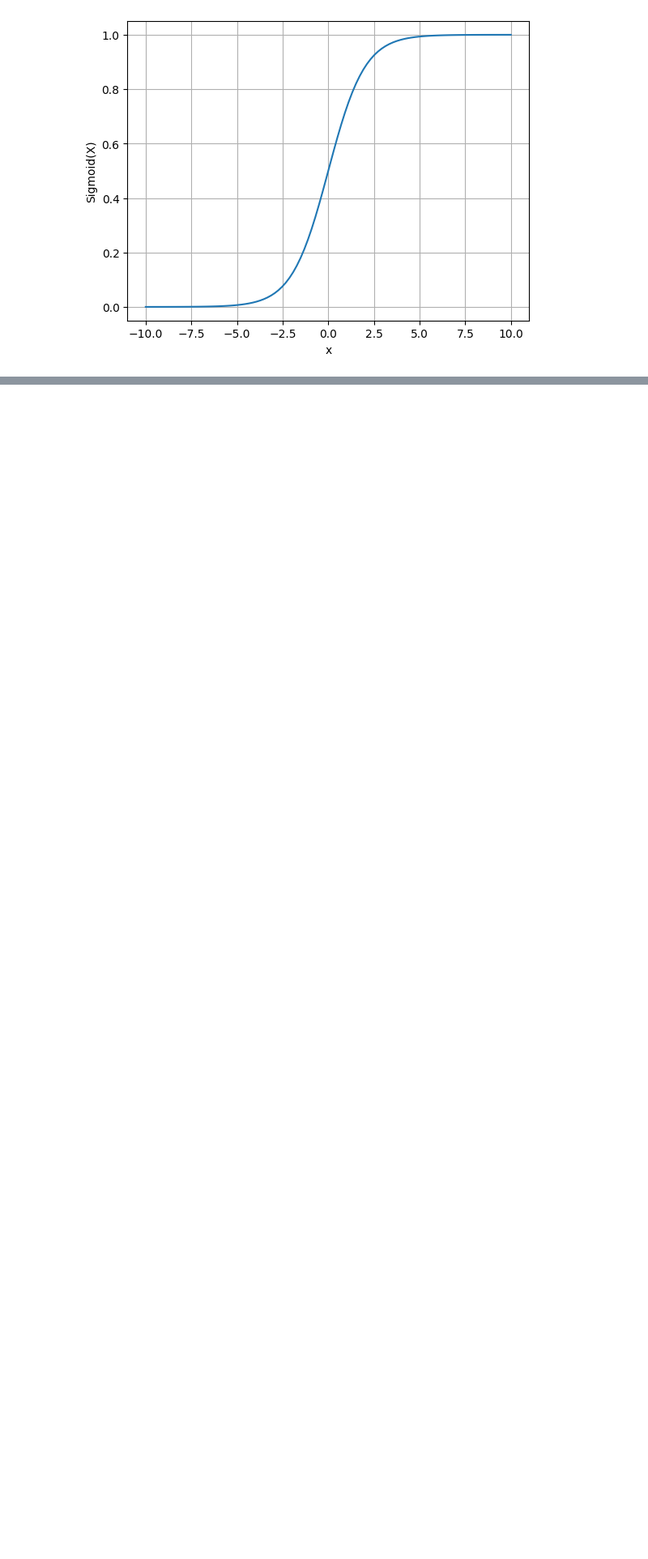
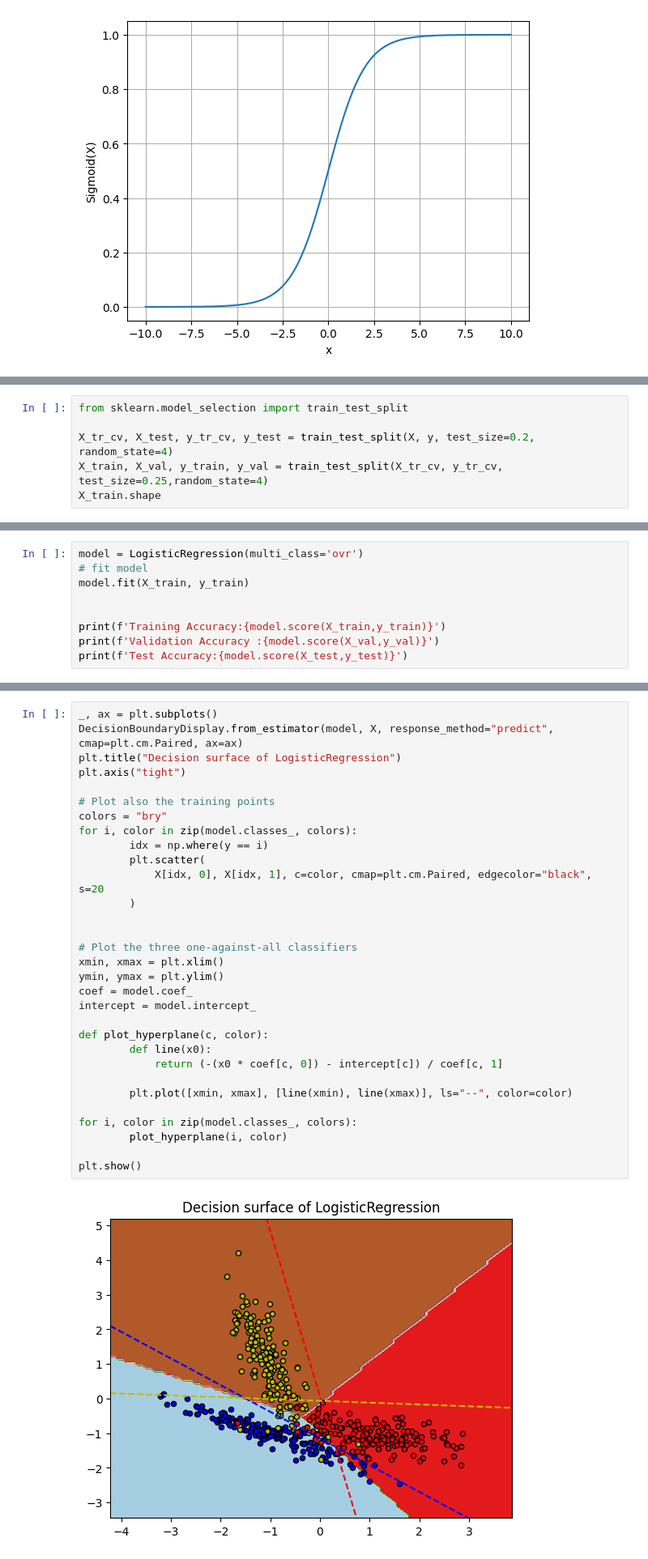
Before and after one commit to piyush1856/machine-learning-algorithms, a Jupyter notebook: 06_LogisticRegression_1.ipynb, the cells around one changed output, grey strips where cells are left out. Shown at 81% size. Drawn from its saved outputs; the diff is of its cells as text; blank space fills up the shorter version.

```diff
--- a/06_LogisticRegression_1.ipynb
+++ b/06_LogisticRegression_1.ipynb
@@ -59,0 +223,6 @@ plt.show()
+# %%
+from sklearn.model_selection import train_test_split
+
+X_tr_cv, X_test, y_tr_cv, y_test = train_test_split(X, y, test_size=0.2, random_state=4)
+X_train, X_val, y_train, y_val = train_test_split(X_tr_cv, y_tr_cv, test_size=0.25,random_state=4)
+X_train.shape
@@ -59,0 +231,9 @@ plt.show()
+# %%
+model = LogisticRegression(multi_class='ovr')
+# fit model
+model.fit(X_train, y_train)
+
+
+print(f'Training Accuracy:{model.score(X_train,y_train)}')
+print(f'Validation Accuracy :{model.score(X_val,y_val)}')
+print(f'Test Accuracy:{model.score(X_test,y_test)}')
@@ -59,0 +244,33 @@ plt.show()
+# %%
+_, ax = plt.subplots()
+DecisionBoundaryDisplay.from_estimator(model, X, response_method="predict", cmap=plt.cm.Paired, ax=ax)
+plt.title("Decision surface of LogisticRegression")
+plt.axis("tight")
+
+# Plot also the training points
+colors = "bry"
+for i, color in zip(model.classes_, colors):
+        idx = np.where(y == i)
+        plt.scatter(
+            X[idx, 0], X[idx, 1], c=color, cmap=plt.cm.Paired, edgecolor="black", s=20
+        )
+
+
+# Plot the three one-against-all classifiers
+xmin, xmax = plt.xlim()
+ymin, ymax = plt.ylim()
+coef = model.coef_
+intercept = model.intercept_
+
+def plot_hyperplane(c, color):
+        def line(x0):
+            return (-(x0 * coef[c, 0]) - intercept[c]) / coef[c, 1]
+
+        plt.plot([xmin, xmax], [line(xmin), line(xmax)], ls="--", color=color)
+
+for i, color in zip(model.classes_, colors):
+        plot_hyperplane(i, color)
+
+plt.show()
+# %% [output]
+[figure, added]
```
Also changed, not shown: parts of 25 cells of this notebook.
